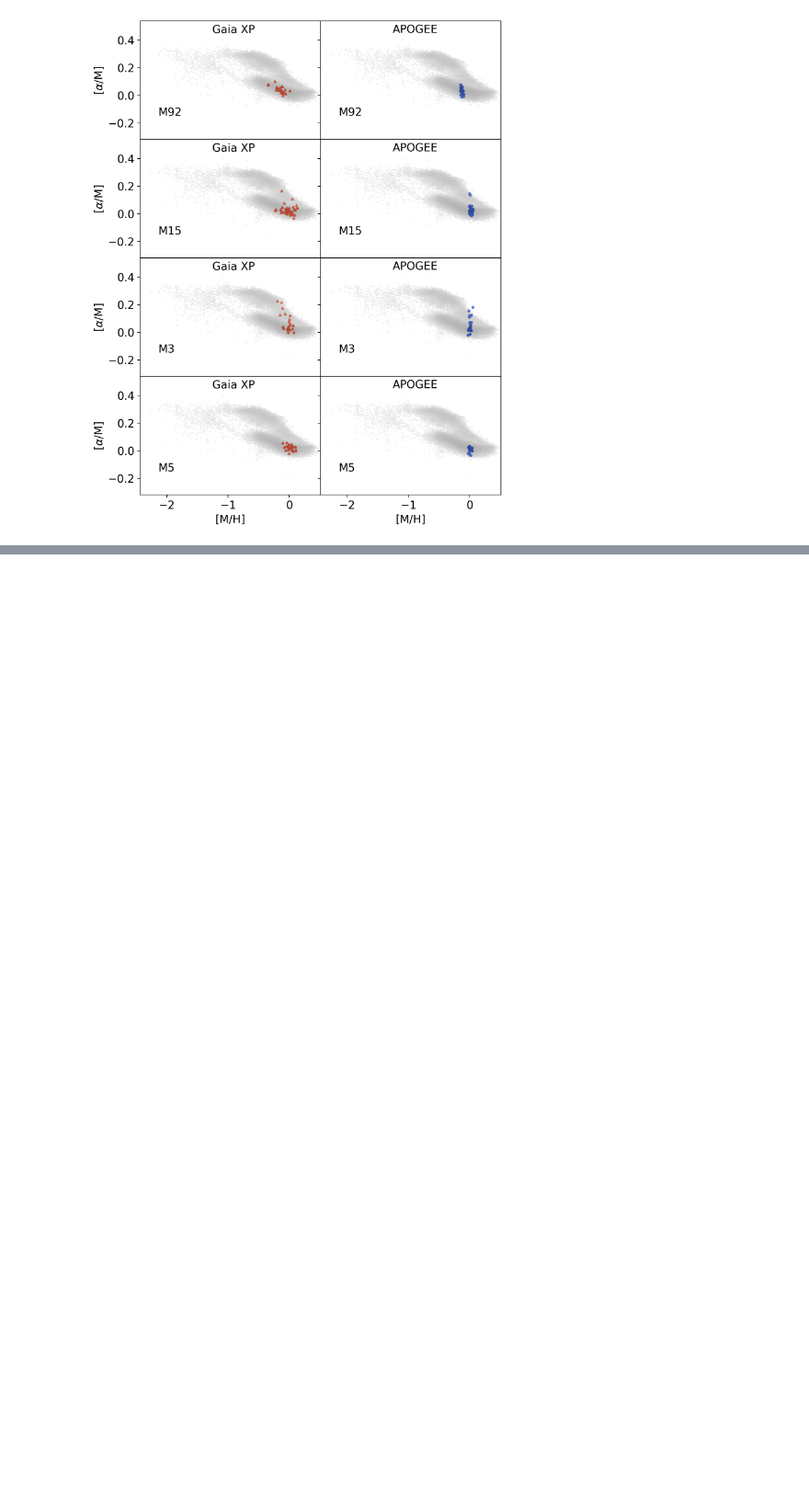
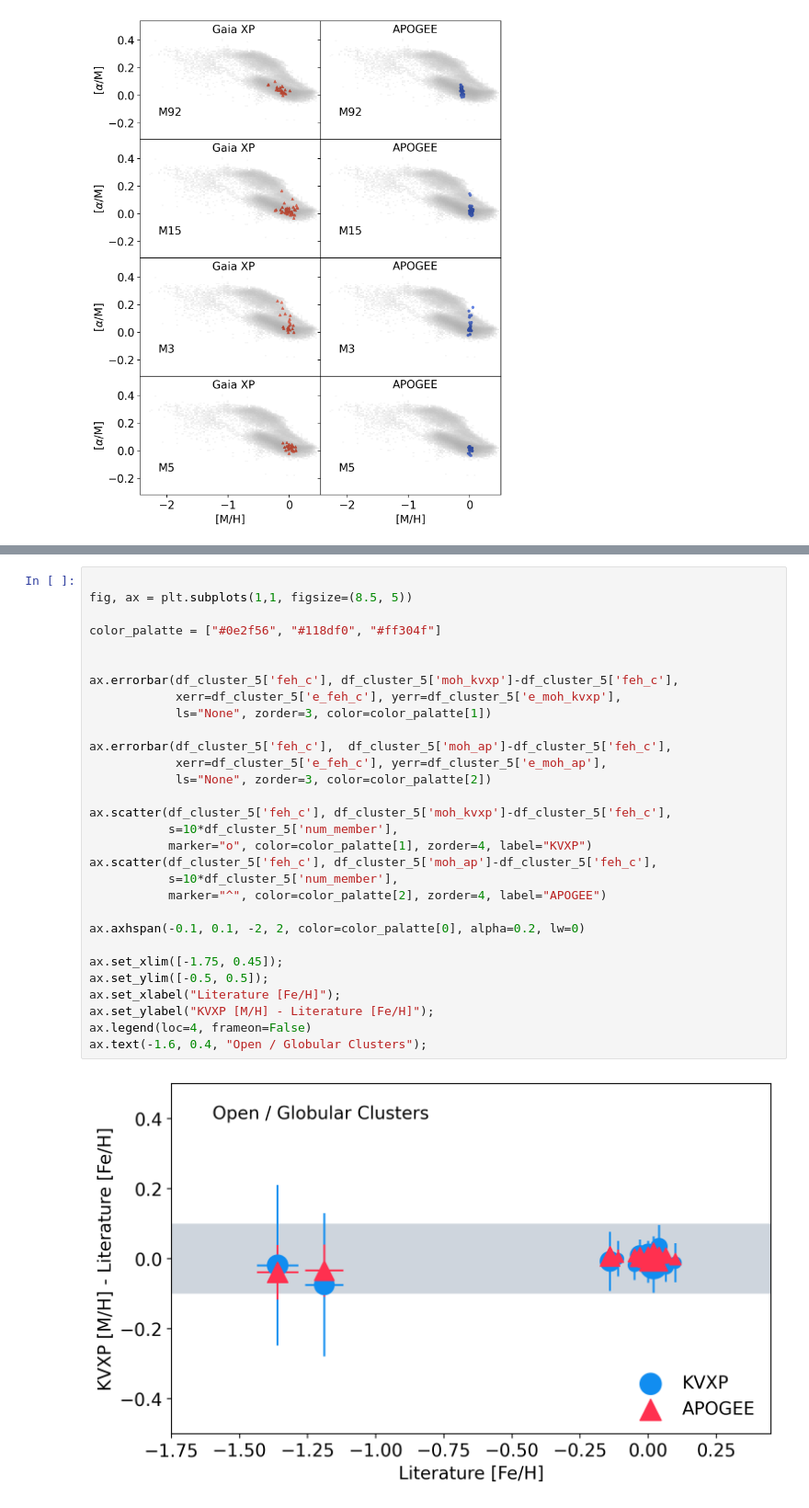
Before and after one commit to jiadonglee/aspgap, a Jupyter notebook: notebook/cluster_as_benchmark.ipynb, the cells around one changed output, grey strips where cells are left out. Shown at 92% size. Drawn from its saved outputs; the diff is of its cells as text; blank space fills up the shorter version.

```diff
--- a/notebook/cluster_as_benchmark.ipynb
+++ b/notebook/cluster_as_benchmark.ipynb
@@ -608,0 +779,32 @@ fig.savefig("../fig/oc_valid.pdf")
+# %%
+
+fig, ax = plt.subplots(1,1, figsize=(8.5, 5))
+
+color_palatte = ["#0e2f56", "#118df0", "#ff304f"]
+
+
+ax.errorbar(df_cluster_5['feh_c'], df_cluster_5['moh_kvxp']-df_cluster_5['feh_c'],
+            xerr=df_cluster_5['e_feh_c'], yerr=df_cluster_5['e_moh_kvxp'],
+            ls="None", zorder=3, color=color_palatte[1])
+
+ax.errorbar(df_cluster_5['feh_c'],  df_cluster_5['moh_ap']-df_cluster_5['feh_c'],
+            xerr=df_cluster_5['e_feh_c'], yerr=df_cluster_5['e_moh_ap'],
+            ls="None", zorder=3, color=color_palatte[2])
+
+ax.scatter(df_cluster_5['feh_c'], df_cluster_5['moh_kvxp']-df_cluster_5['feh_c'],
+           s=10*df_cluster_5['num_member'],
+           marker="o", color=color_palatte[1], zorder=4, label="KVXP")
+ax.scatter(df_cluster_5['feh_c'], df_cluster_5['moh_ap']-df_cluster_5['feh_c'],
+           s=10*df_cluster_5['num_member'],
+           marker="^", color=color_palatte[2], zorder=4, label="APOGEE")
+
+ax.axhspan(-0.1, 0.1, -2, 2, color=color_palatte[0], alpha=0.2, lw=0)
+
+ax.set_xlim([-1.75, 0.45]);
+ax.set_ylim([-0.5, 0.5]);
+ax.set_xlabel("Literature [Fe/H]");
+ax.set_ylabel("KVXP [M/H] - Literature [Fe/H]");
+ax.legend(loc=4, frameon=False)
+ax.text(-1.6, 0.4, "Open / Globular Clusters");
+# %% [output]
+[figure, added]
```
Also changed, not shown: parts of 22 cells of this notebook, 17 other files.
